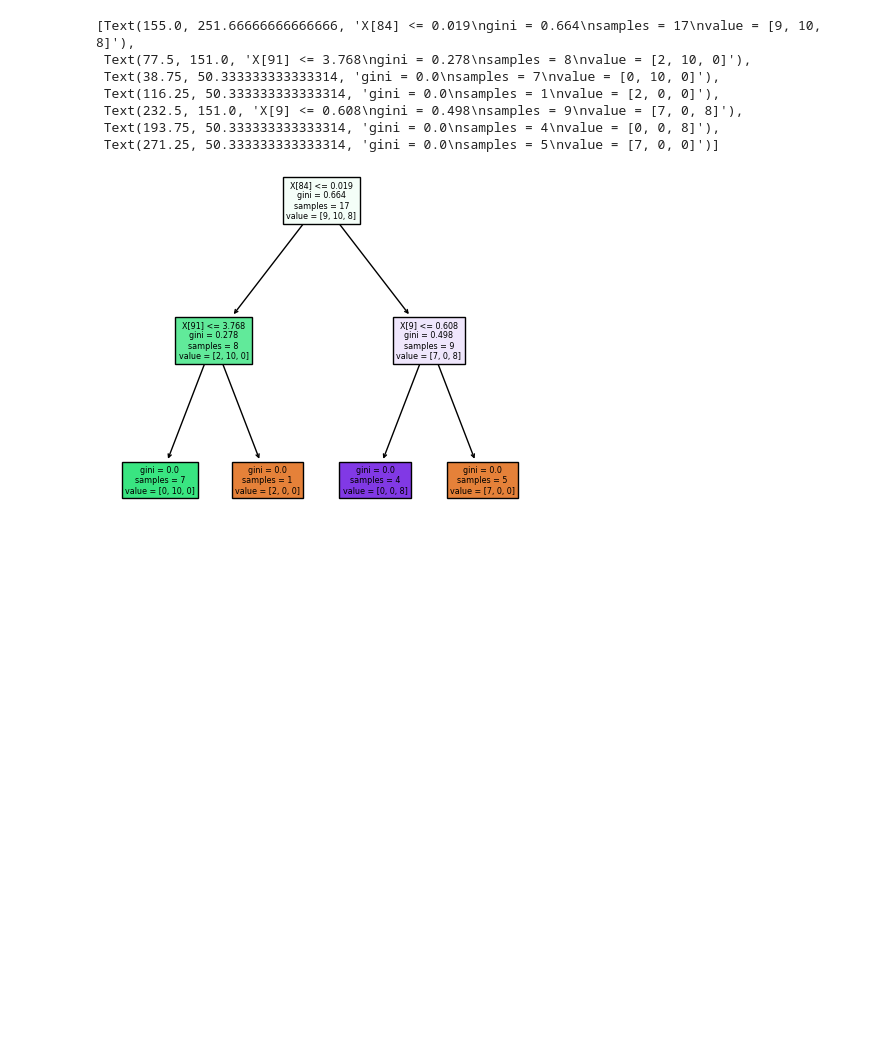
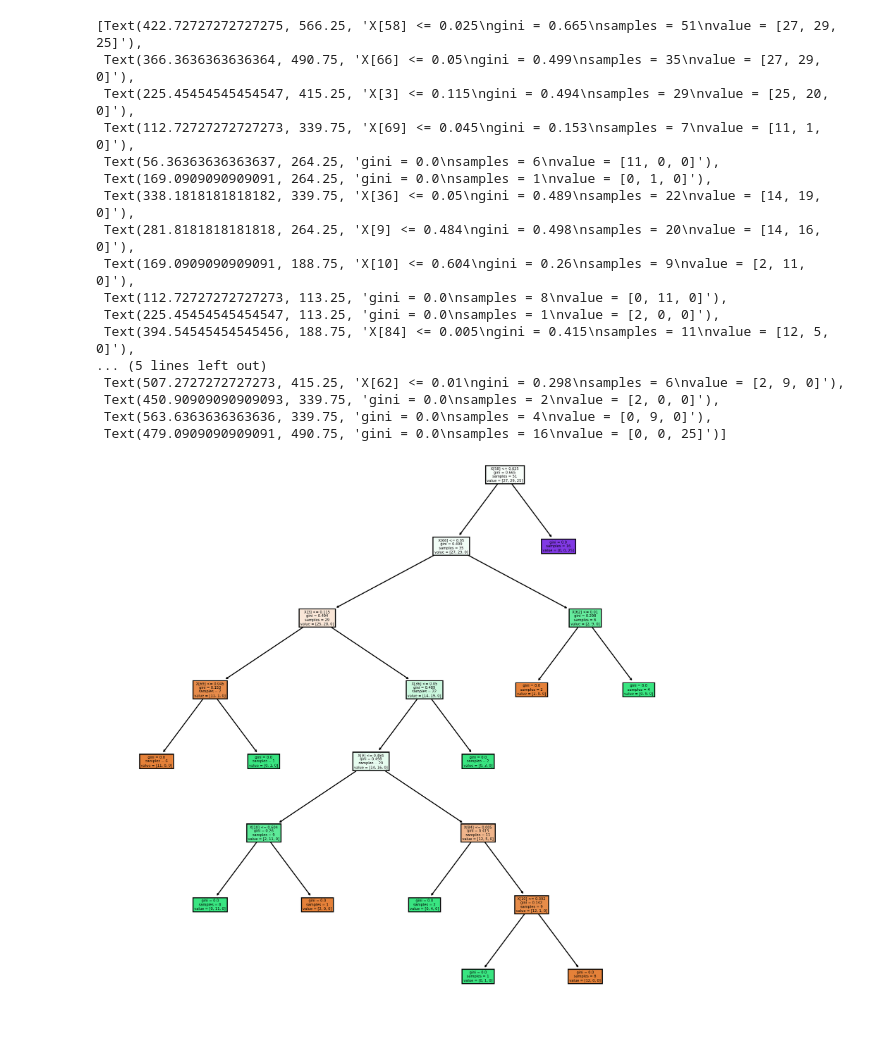
Before and after one commit to HengjunLuo/capstone-landis, a Jupyter notebook: dt.ipynb, the cells around one changed output. Saved outputs shown, nothing was run; the diff lists cells and outputs as text; code cells hidden in the pictures; blank space fills up the shorter version.

```diff
--- a/dt.ipynb
+++ b/dt.ipynb
@@ -12,12 +12,14 @@ keyboard = []
 keyboard.append(parse_keyboard_log("./logs/JON/SPY/keyboard_actions.log"))
 keyboard.append(parse_keyboard_log("./logs/MAR/SOL/keyboard_actions.log"))
 keyboard.append(parse_keyboard_log("./logs/HEN/SOL/keyboard_actions.log"))
+keyboard.append(parse_keyboard_log("./logs/ZIR/SOL/keyboard_actions.log"))
 
 # Hack to get the number of segments contained in each file
 lengths = [
     keyboard[0].time.iloc[-1] / seg_length,
     keyboard[1].time.iloc[-1] / seg_length,
     keyboard[2].time.iloc[-1] / seg_length,
+    keyboard[3].time.iloc[-1] / seg_length,
 ]
 
 # Empty lists for inserting data
@@ -105,15 +114,25 @@ plt.show()
 # %%
 from sklearn import tree
 
 # Plot one tree in our forest for fun
-fig, axes = plt.subplots(nrows = 1,ncols = 1,figsize = (4,4), dpi=100)
+fig, axes = plt.subplots(nrows = 1,ncols = 1,figsize = (4,4), dpi=200)
 tree.plot_tree(rfc.estimators_[0], filled = True)
 # %% [output]
-[Text(155.0, 251.66666666666666, 'X[84] <= 0.019\ngini = 0.664\nsamples = 17\nvalue = [9, 10, 8]'),
- Text(77.5, 151.0, 'X[91] <= 3.768\ngini = 0.278\nsamples = 8\nvalue = [2, 10, 0]'),
- Text(38.75, 50.333333333333314, 'gini = 0.0\nsamples = 7\nvalue = [0, 10, 0]'),
- Text(116.25, 50.333333333333314, 'gini = 0.0\nsamples = 1\nvalue = [2, 0, 0]'),
- Text(232.5, 151.0, 'X[9] <= 0.608\ngini = 0.498\nsamples = 9\nvalue = [7, 0, 8]'),
- Text(193.75, 50.333333333333314, 'gini = 0.0\nsamples = 4\nvalue = [0, 0, 8]'),
- Text(271.25, 50.333333333333314, 'gini = 0.0\nsamples = 5\nvalue = [7, 0, 0]')]
+[Text(422.72727272727275, 566.25, 'X[58] <= 0.025\ngini = 0.665\nsamples = 51\nvalue = [27, 29, 25]'),
+ Text(366.3636363636364, 490.75, 'X[66] <= 0.05\ngini = 0.499\nsamples = 35\nvalue = [27, 29, 0]'),
+ Text(225.45454545454547, 415.25, 'X[3] <= 0.115\ngini = 0.494\nsamples = 29\nvalue = [25, 20, 0]'),
+ Text(112.72727272727273, 339.75, 'X[69] <= 0.045\ngini = 0.153\nsamples = 7\nvalue = [11, 1, 0]'),
+ Text(56.36363636363637, 264.25, 'gini = 0.0\nsamples = 6\nvalue = [11, 0, 0]'),
+ Text(169.0909090909091, 264.25, 'gini = 0.0\nsamples = 1\nvalue = [0, 1, 0]'),
+ Text(338.1818181818182, 339.75, 'X[36] <= 0.05\ngini = 0.489\nsamples = 22\nvalue = [14, 19, 0]'),
+ Text(281.8181818181818, 264.25, 'X[9] <= 0.484\ngini = 0.498\nsamples = 20\nvalue = [14, 16, 0]'),
+ Text(169.0909090909091, 188.75, 'X[10] <= 0.604\ngini = 0.26\nsamples = 9\nvalue = [2, 11, 0]'),
+ Text(112.72727272727273, 113.25, 'gini = 0.0\nsamples = 8\nvalue = [0, 11, 0]'),
+ Text(225.45454545454547, 113.25, 'gini = 0.0\nsamples = 1\nvalue = [2, 0, 0]'),
+ Text(394.54545454545456, 188.75, 'X[84] <= 0.005\ngini = 0.415\nsamples = 11\nvalue = [12, 5, 0]'),
+... (5 lines left out)
+ Text(507.2727272727273, 415.25, 'X[62] <= 0.01\ngini = 0.298\nsamples = 6\nvalue = [2, 9, 0]'),
+ Text(450.90909090909093, 339.75, 'gini = 0.0\nsamples = 2\nvalue = [2, 0, 0]'),
+ Text(563.6363636363636, 339.75, 'gini = 0.0\nsamples = 4\nvalue = [0, 9, 0]'),
+ Text(479.0909090909091, 490.75, 'gini = 0.0\nsamples = 16\nvalue = [0, 0, 25]')]
-[figure, old version]
+[figure, new version]
```
Also changed, not shown: parts of 3 cells of this notebook, 1 other file.
